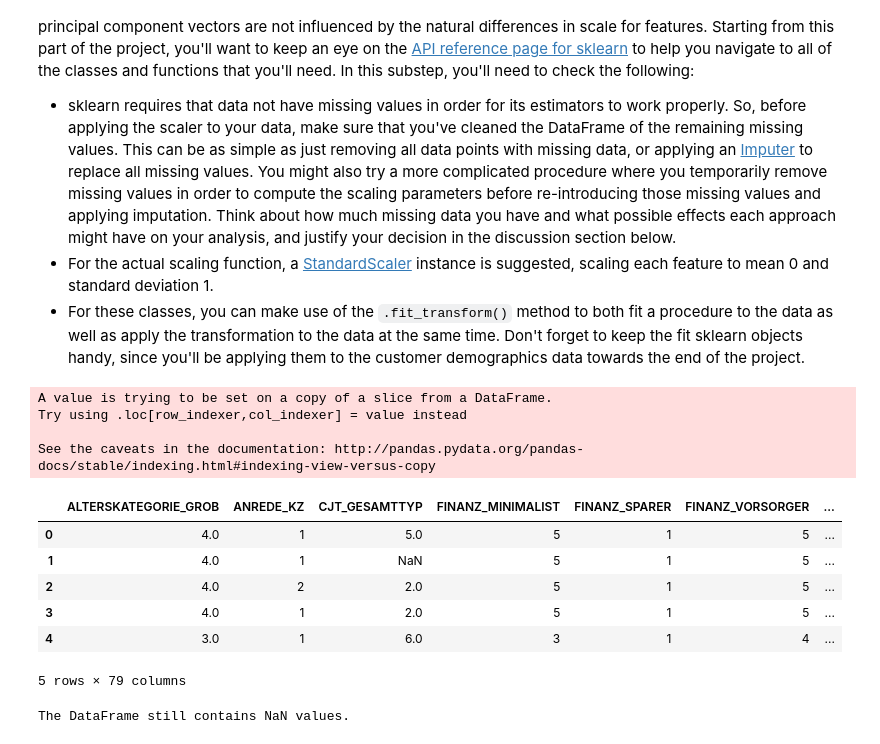
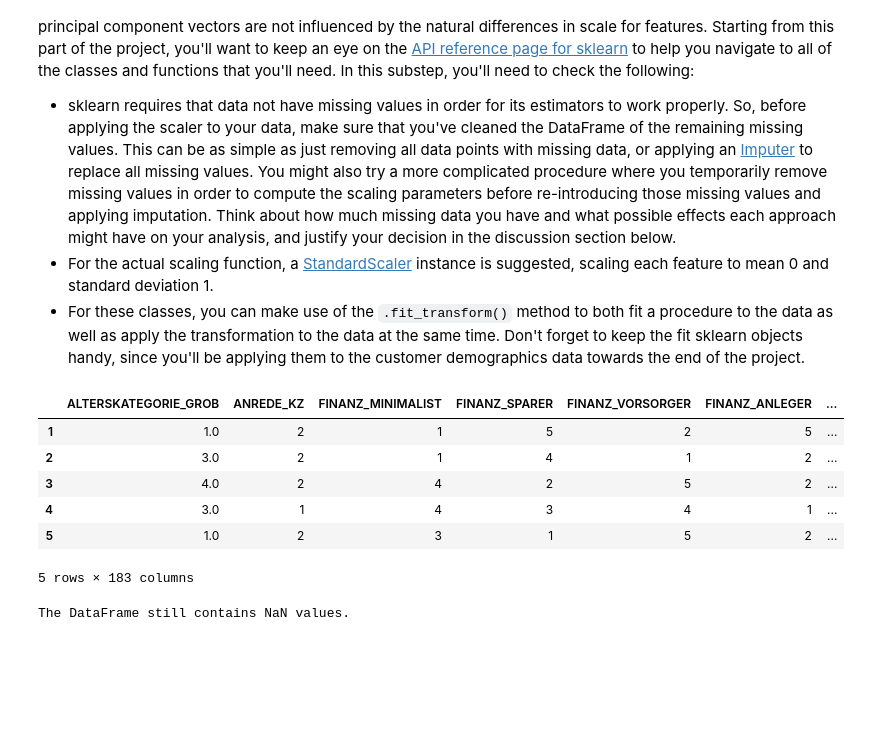
Before and after one commit to aimolytics/udacity-identify-customer-segmentation, a Jupyter notebook: Identify_Customer_Segments.ipynb, the cells around one changed output. Cells and saved outputs as stored; diff of their text form; code cells hidden in the pictures; blank space fills up the shorter version.

```diff
--- a/Identify_Customer_Segments.ipynb
+++ b/Identify_Customer_Segments.ipynb
@@ -707,7 +686,7 @@ Make sure that for any new columns that you have engineered, that you've exclude
 # %%
 # Do whatever you need to in order to ensure that the dataframe only contains
 # the columns that should be passed to the algorithm functions.
-azdias_dt.drop(['PRAEGENDE_JUGENDJAHRE', 'CAMEO_INTL_2015'], axis=1, inplace=True)
+df_encoded.drop(['PRAEGENDE_JUGENDJAHRE', 'CAMEO_INTL_2015'], axis=1, inplace=True)
 # %% [markdown]
 ### Step 1.3: Create a Cleaning Function
 
@@ -877,23 +799,21 @@ Before we apply dimensionality reduction techniques to the data, we need to perf
 - sklearn requires that data not have missing values in order for its estimators to work properly. So, before applying the scaler to your data, make sure that you've cleaned the DataFrame of the remaining missing values. This can be as simple as just removing all data points with missing data, or applying an [Imputer](https://scikit-learn.org/0.16/modules/generated/sklearn.preprocessing.Imputer.html) to replace all missing values. You might also try a more complicated procedure where you temporarily remove missing values in order to compute the scaling parameters before re-introducing those missing values and applying imputation. Think about how much missing data you have and what possible effects each approach might have on your analysis, and justify your decision in the discussion section below.
 - For the actual scaling function, a [StandardScaler](http://scikit-learn.org/stable/modules/generated/sklearn.preprocessing.StandardScaler.html) instance is suggested, scaling each feature to mean 0 and standard deviation 1.
 - For these classes, you can make use of the `.fit_transform()` method to both fit a procedure to the data as well as apply the transformation to the data at the same time. Don't forget to keep the fit sklearn objects handy, since you'll be applying them to the customer demographics data towards the end of the project.
+# %%
+azdias_dataframe = pd.read_csv("Udacity_AZDIAS_Subset.csv", sep=";")
 # %%
 # If you've not yet cleaned the dataset of all NaN values, then investigate and
 # do that now.
-clean_sub_2 = clean_data(subs_df,feat_info)
+clean_sub_2 = clean_data(azdias_dataframe, feat_info)
 clean_sub_2.head()
 # %% [output]
+|  | ALTERSKATEGORIE_GROB | ANREDE_KZ | FINANZ_MINIMALIST | FINANZ_SPARER | FINANZ_VORSORGER | FINANZ_ANLEGER | ... |
+| 1 | 1.0 | 2 | 1 | 5 | 2 | 5 | ... |
+| 2 | 3.0 | 2 | 1 | 4 | 1 | 2 | ... |
+| 3 | 4.0 | 2 | 4 | 2 | 5 | 2 | ... |
+| 4 | 3.0 | 1 | 4 | 3 | 4 | 1 | ... |
+| 5 | 1.0 | 2 | 3 | 1 | 5 | 2 | ... |
-A value is trying to be set on a copy of a slice from a DataFrame.
-Try using .loc[row_indexer,col_indexer] = value instead
-
-See the caveats in the documentation: http://pandas.pydata.org/pandas-docs/stable/indexing.html#indexing-view-versus-copy
+5 rows × 183 columns
-|  | ALTERSKATEGORIE_GROB | ANREDE_KZ | CJT_GESAMTTYP | FINANZ_MINIMALIST | FINANZ_SPARER | FINANZ_VORSORGER | ... |
-| 0 | 4.0 | 1 | 5.0 | 5 | 1 | 5 | ... |
-| 1 | 4.0 | 1 | NaN | 5 | 1 | 5 | ... |
-| 2 | 4.0 | 2 | 2.0 | 5 | 1 | 5 | ... |
-| 3 | 4.0 | 1 | 2.0 | 5 | 1 | 5 | ... |
-| 4 | 3.0 | 1 | 6.0 | 3 | 1 | 4 | ... |
-5 rows × 79 columns
 # %%
 # Check for NaN values
 def check_nan(df):
```
Also changed, not shown: parts of 52 cells of this notebook.
